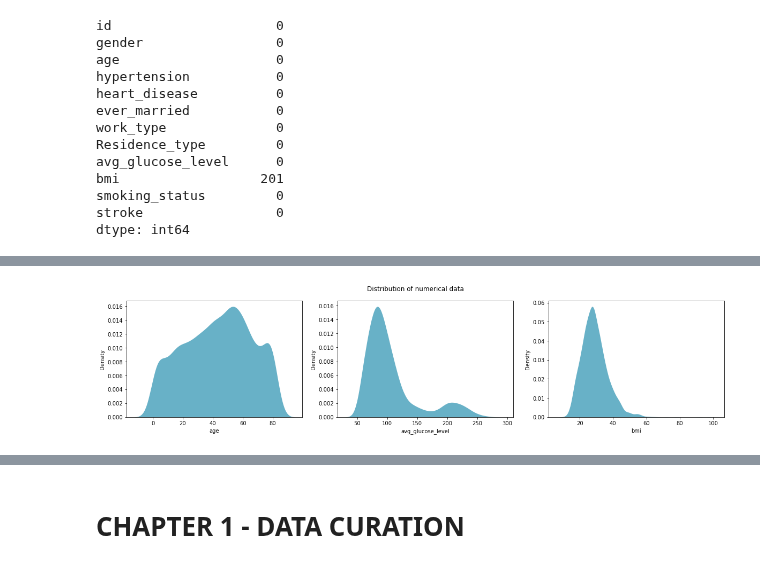
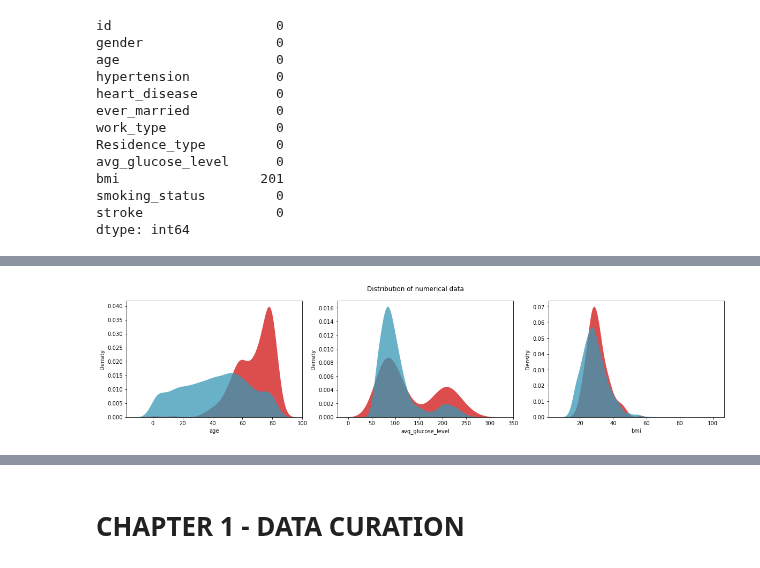
Before and after one commit to iberius96/Classification-task-for-heart-condition, a Jupyter notebook: main.ipynb, the cells around one changed output, grey strips where cells are left out. Saved outputs shown, nothing was run; the diff lists cells and outputs as text; code cells hidden in the pictures.

Commit message:
Added some more visualizations for dataset

```diff
--- a/main.ipynb
+++ b/main.ipynb
@@ -72,25 +104,44 @@ dtype: int64
+# %%
+## Trasforming textual values to numeric
+## gender, ever-married, work_type, Residence_type, smoking_status
+cols_to_encode = ['gender', 'ever_married', 'work_type', 'Residence_type', 'smoking_status']
+
+for i in range(len(cols_to_encode)):
+    df[cols_to_encode[i]] = LabelEncoder().fit_transform(df[cols_to_encode[i]])
+# %%
+#Since the data is unbalanced, divide it for representation purposes
+stroke_df = df[df['stroke'] == 1]
+no_stroke_df = df[df['stroke'] == 0]
 # %%
 numeric_features = ['age', 'avg_glucose_level', 'bmi']
 subplot = 131
 
 fig = plt.figure(figsize=(20, 4))
 
 for i in numeric_features:
     plt.subplot(subplot)
 
     sns.kdeplot(
         x=i,
-        palette='crest',
+        alpha=.75,
+        color='#d11313',
+        shade=True,
+        linewidth=0,
+        data=stroke_df
+    )
+
+    sns.kdeplot(
+        x=i,
         alpha=.75,
         color='#3697b5',
         shade=True,
         linewidth=0,
-        data=df
+        data=no_stroke_df
     )
 
     subplot += 1
 
 plt.suptitle('Distribution of numerical data')
 plt.show()
 # %% [output]
-[figure, old version]
+[figure, new version]
```
Also changed, not shown: parts of 5 cells of this notebook.
